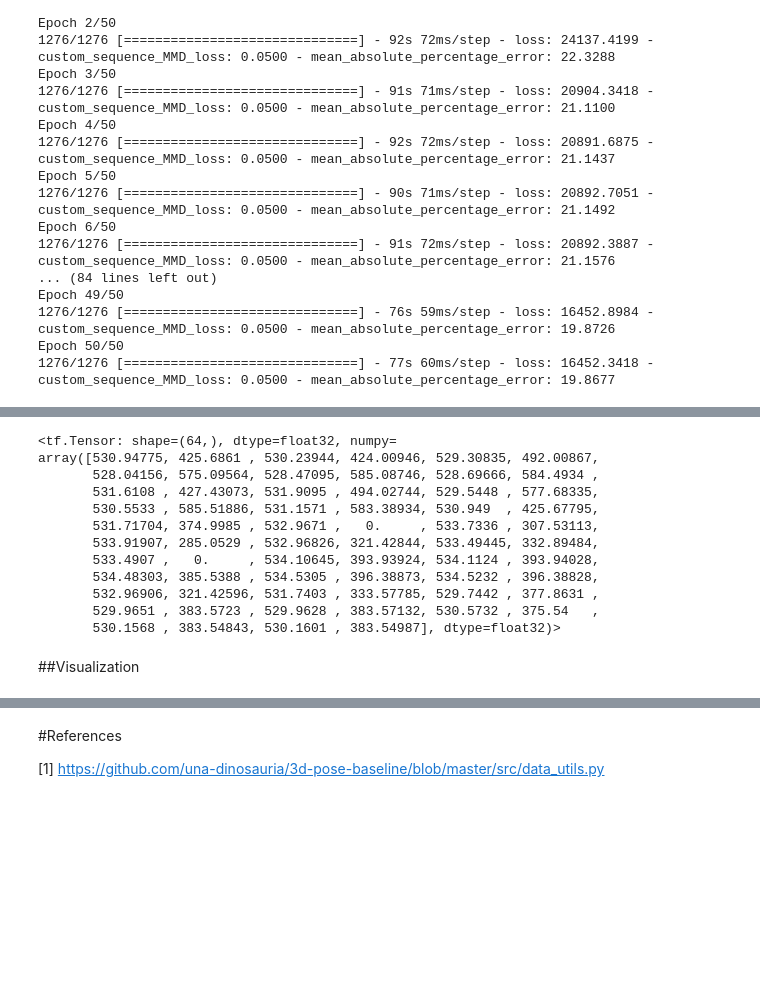
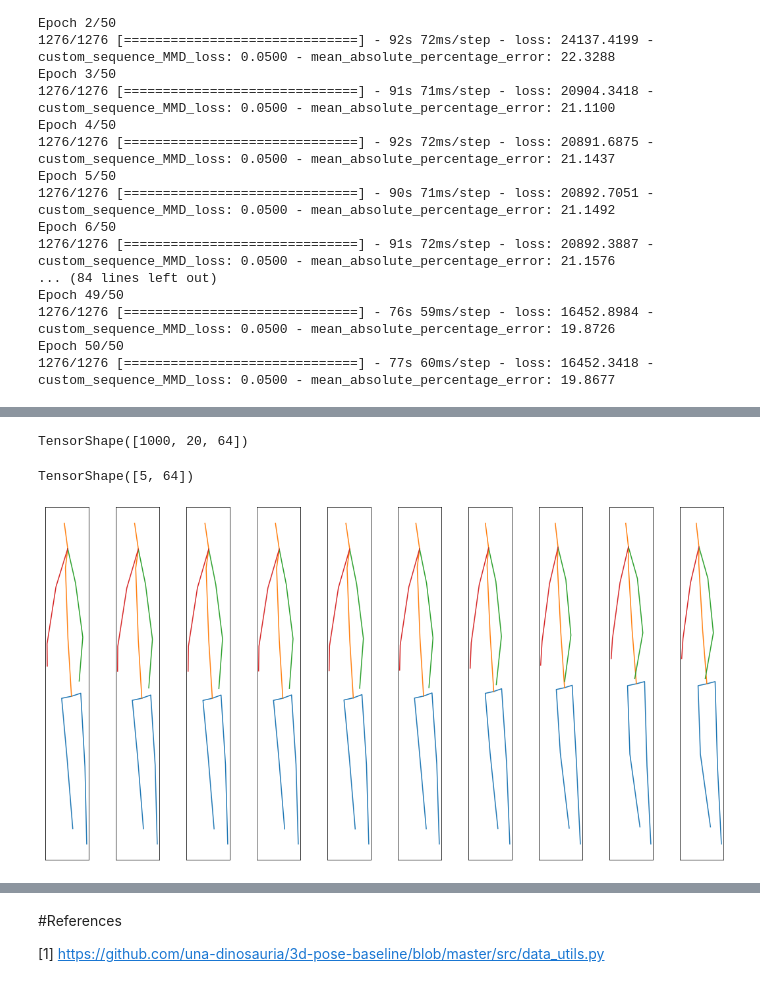
Before and after one commit to IbramMedhat/Human-Motion-Synthesis, a Jupyter notebook: GlocalNet_full_implmentation.ipynb, the cells around one changed output, grey strips where cells are left out. Drawn from its saved outputs; the diff is of its cells as text; code cells hidden in the pictures; blank space fills up the shorter version.

```diff
--- a/GlocalNet_full_implmentation.ipynb
+++ b/GlocalNet_full_implmentation.ipynb
@@ -638,17 +702,0 @@ array([1160054.2 , 1139419.5 , 1139419.5 , 1139156.6 , 1139419.5 ,
-# %%
-predictions[1,20]
-# %% [output]
-<tf.Tensor: shape=(64,), dtype=float32, numpy=
-array([530.94775, 425.6861 , 530.23944, 424.00946, 529.30835, 492.00867,
-       528.04156, 575.09564, 528.47095, 585.08746, 528.69666, 584.4934 ,
-       531.6108 , 427.43073, 531.9095 , 494.02744, 529.5448 , 577.68335,
-       530.5533 , 585.51886, 531.1571 , 583.38934, 530.949  , 425.67795,
-       531.71704, 374.9985 , 532.9671 ,   0.     , 533.7336 , 307.53113,
-       533.91907, 285.0529 , 532.96826, 321.42844, 533.49445, 332.89484,
-       533.4907 ,   0.     , 534.10645, 393.93924, 534.1124 , 393.94028,
-       534.48303, 385.5388 , 534.5305 , 396.38873, 534.5232 , 396.38828,
-       532.96906, 321.42596, 531.7403 , 333.57785, 529.7442 , 377.8631 ,
-       529.9651 , 383.5723 , 529.9628 , 383.57132, 530.5732 , 375.54   ,
-       530.1568 , 383.54843, 530.1601 , 383.54987], dtype=float32)>
-# %% [markdown]
-##Visualization
@@ -696,0 +703,12 @@ def visualize_frames(sample, dynamic_joints_only=False,
+# %%
+predictions.shape
+# %% [output]
+TensorShape([1000, 20, 64])
+# %%
+predictions[150, 0:50:4].shape
+# %% [output]
+TensorShape([5, 64])
+# %%
+visualize_frames(predictions[150, 0:25:2], num_frames_to_visualize=10)
+# %% [output]
+[figure, added]
```
Also changed, not shown: parts of 30 cells of this notebook.
